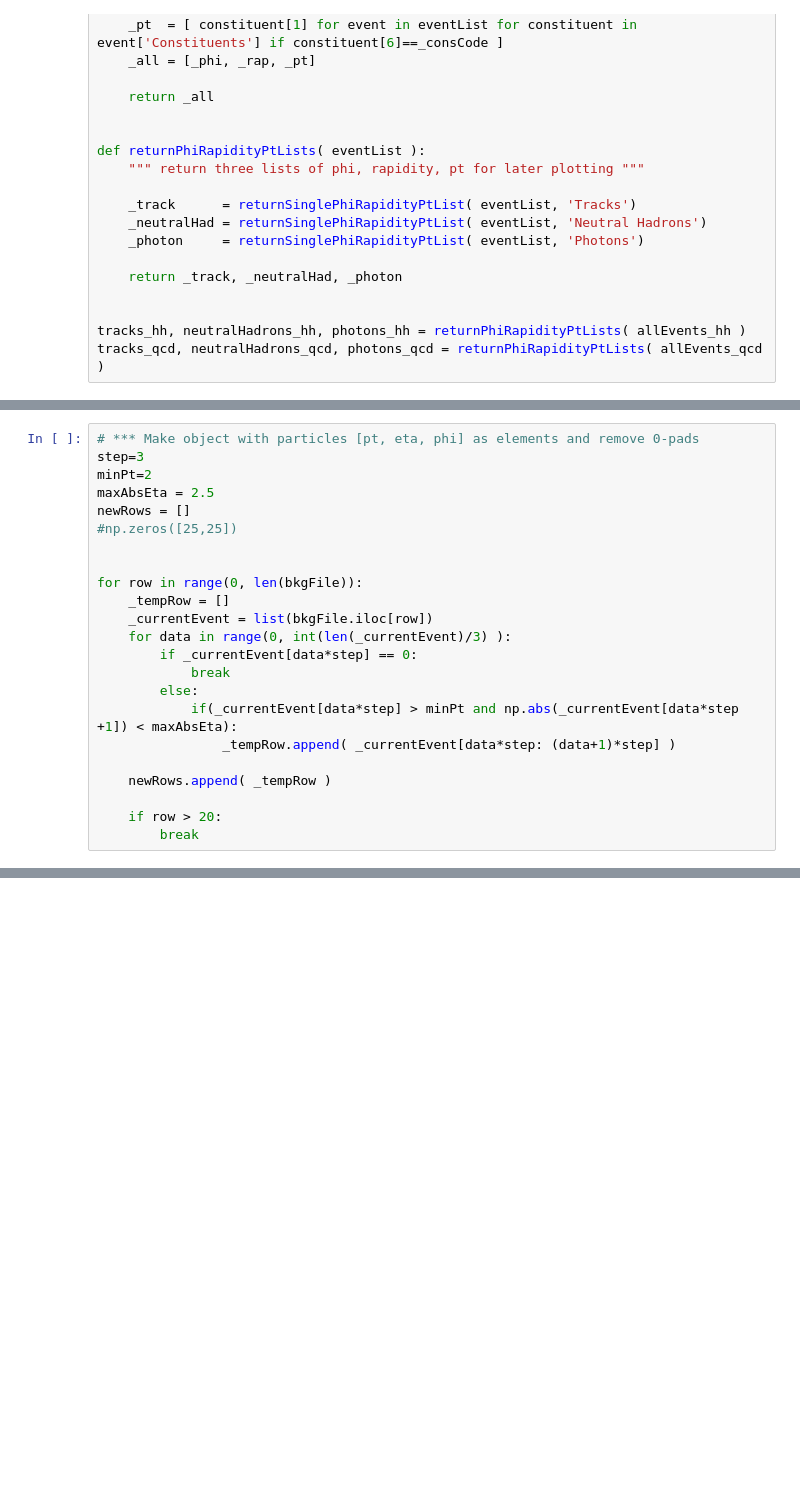
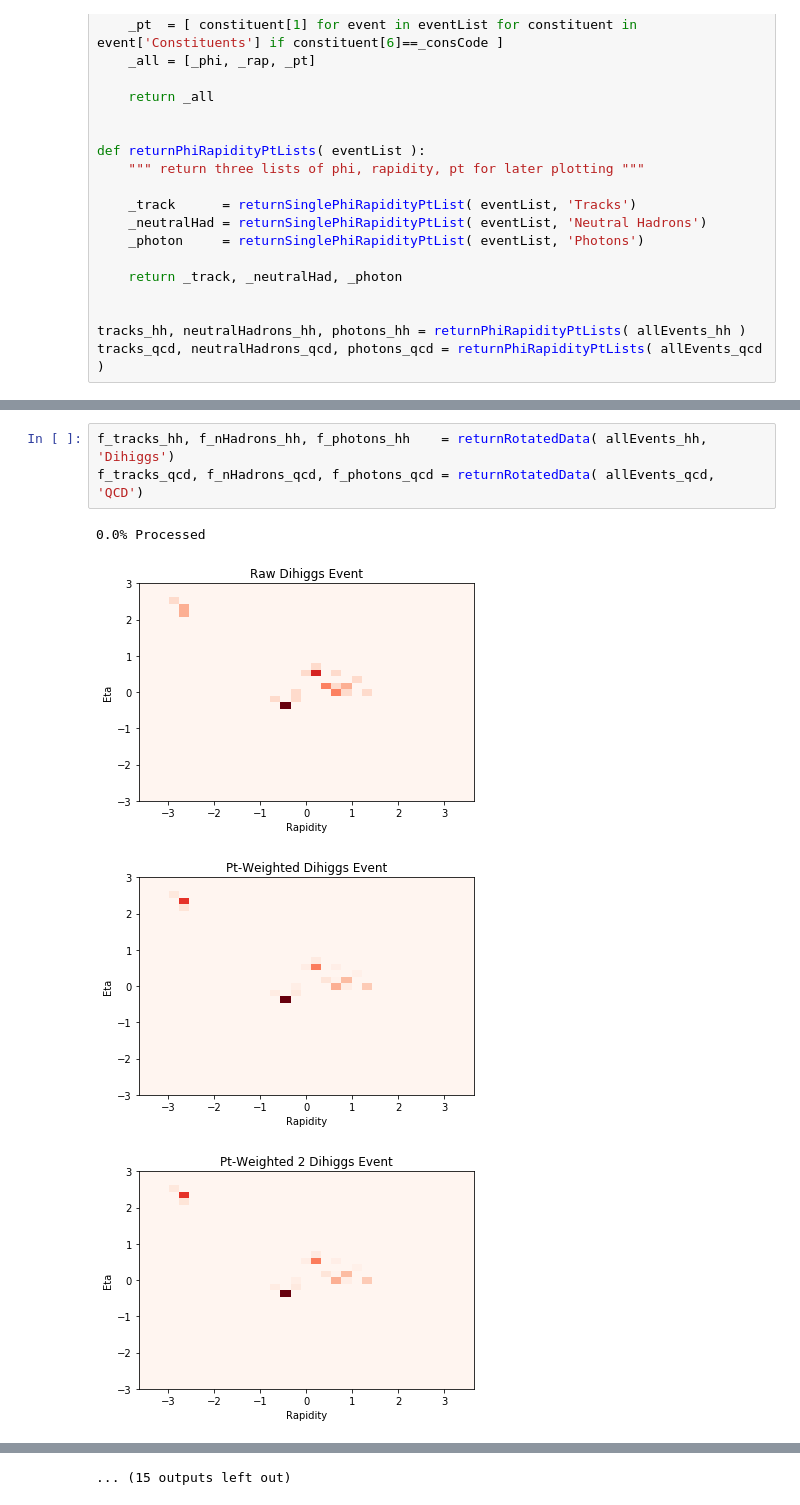
Before and after one commit to neu-physics/dihiggsMLProject, a Jupyter notebook: convolutionalNN/exploreData.ipynb, the cells around one changed output, grey strips where cells are left out. Saved outputs shown, nothing was run; the diff lists cells and outputs as text; blank space fills up the shorter version.

```diff
--- a/convolutionalNN/exploreData.ipynb
+++ b/convolutionalNN/exploreData.ipynb
@@ -398,23 +344,8 @@ def getRotatedVectors( _lorentzVectors, _angle=0 , _axis=[1, 0, 0] ):
-# %%
-# *** Make object with particles [pt, eta, phi] as elements and remove 0-pads
-step=3
-minPt=2
-maxAbsEta = 2.5
-newRows = []
-#np.zeros([25,25])
-
-
-for row in range(0, len(bkgFile)):
-    _tempRow = []
-    _currentEvent = list(bkgFile.iloc[row])
-    for data in range(0, int(len(_currentEvent)/3) ):
-        if _currentEvent[data*step] == 0:
-            break
-        else:
-            if(_currentEvent[data*step] > minPt and np.abs(_currentEvent[data*step +1]) < maxAbsEta):
-                _tempRow.append( _currentEvent[data*step: (data+1)*step] )
-
-    newRows.append( _tempRow )
-
-    if row > 20:
-        break
+# %%
+f_tracks_hh, f_nHadrons_hh, f_photons_hh    = returnRotatedData( allEvents_hh, 'Dihiggs')
+f_tracks_qcd, f_nHadrons_qcd, f_photons_qcd = returnRotatedData( allEvents_qcd, 'QCD')
+# %% [output]
+0.0% Processed
+[figure, added]
+[figure, added]
+[figure, added]
@@ -420,0 +360 @@ for row in range(0, len(bkgFile)):
+... (15 outputs left out)
```
Also changed, not shown: parts of 32 cells of this notebook.
